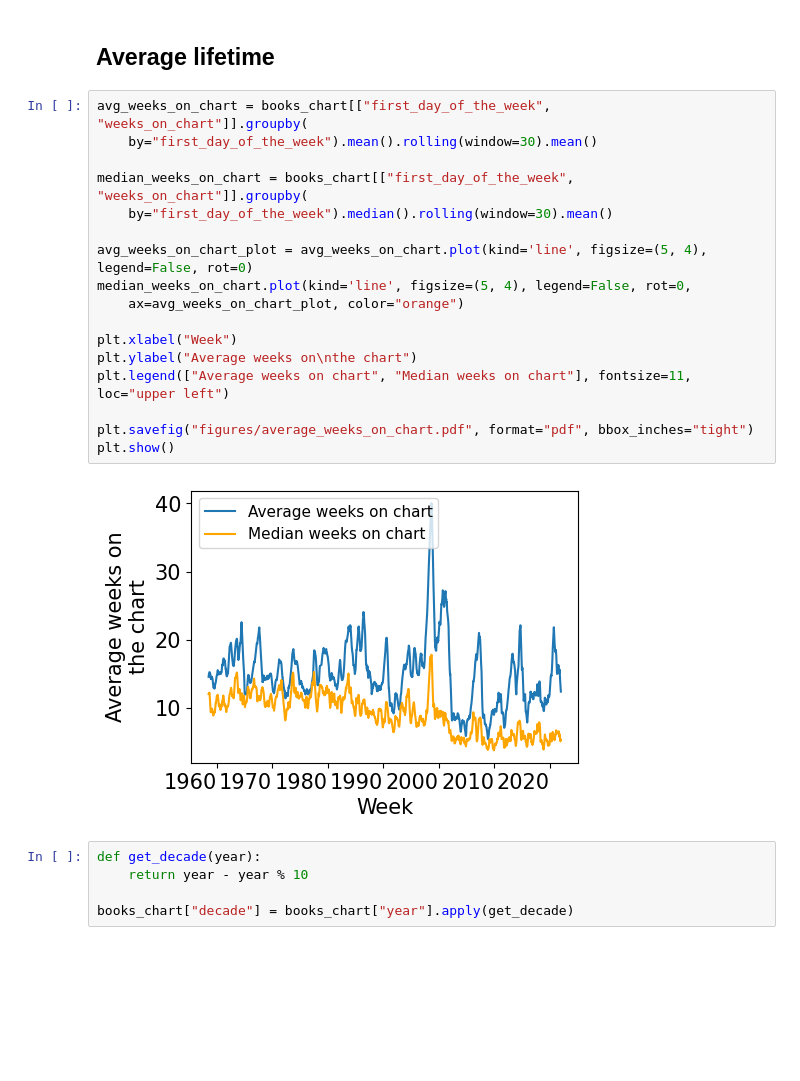
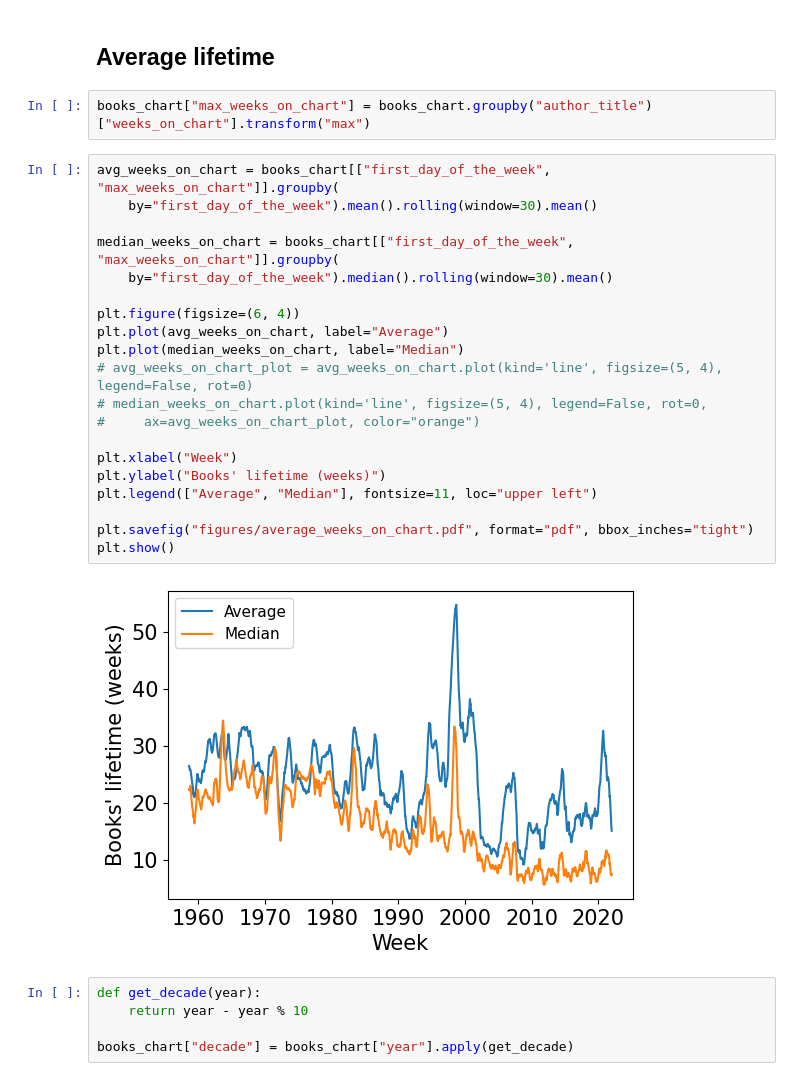
Before and after one commit to martalech/pop_charts_dynamics, a Jupyter notebook: books/books_statistics.ipynb, the cells around one changed output. Drawn from its saved outputs; the diff is of its cells as text; blank space fills up the shorter version.

```diff
--- a/books/books_statistics.ipynb
+++ b/books/books_statistics.ipynb
@@ -30,25 +30,30 @@ books_chart.head()
 | 4 | 4 | THIS IS MY GOD, by Herman Wouk. (... | 1960-01-03 | 2 | 2.0 | 13 | 1960 |
 # %% [markdown]
 ## Average lifetime
+# %%
+books_chart["max_weeks_on_chart"] = books_chart.groupby("author_title")["weeks_on_chart"].transform("max")
 # %%
-avg_weeks_on_chart = books_chart[["first_day_of_the_week", "weeks_on_chart"]].groupby(
+avg_weeks_on_chart = books_chart[["first_day_of_the_week", "max_weeks_on_chart"]].groupby(
     by="first_day_of_the_week").mean().rolling(window=30).mean()
 
-median_weeks_on_chart = books_chart[["first_day_of_the_week", "weeks_on_chart"]].groupby(
+median_weeks_on_chart = books_chart[["first_day_of_the_week", "max_weeks_on_chart"]].groupby(
     by="first_day_of_the_week").median().rolling(window=30).mean()
 
-avg_weeks_on_chart_plot = avg_weeks_on_chart.plot(kind='line', figsize=(5, 4), legend=False, rot=0)
-median_weeks_on_chart.plot(kind='line', figsize=(5, 4), legend=False, rot=0,
-    ax=avg_weeks_on_chart_plot, color="orange")
+plt.figure(figsize=(6, 4))
+plt.plot(avg_weeks_on_chart, label="Average")
+plt.plot(median_weeks_on_chart, label="Median")
+# avg_weeks_on_chart_plot = avg_weeks_on_chart.plot(kind='line', figsize=(5, 4), legend=False, rot=0)
+# median_weeks_on_chart.plot(kind='line', figsize=(5, 4), legend=False, rot=0,
+#     ax=avg_weeks_on_chart_plot, color="orange")
 
 plt.xlabel("Week")
-plt.ylabel("Average weeks on\nthe chart")
-plt.legend(["Average weeks on chart", "Median weeks on chart"], fontsize=11, loc="upper left")
+plt.ylabel("Books' lifetime (weeks)")
+plt.legend(["Average", "Median"], fontsize=11, loc="upper left")
 
 plt.savefig("figures/average_weeks_on_chart.pdf", format="pdf", bbox_inches="tight")
 plt.show()
 # %% [output]
-[figure, old version]
+[figure, new version]
 # %%
 def get_decade(year):
     return year - year % 10
```
Also changed, not shown: parts of 1 cell of this notebook, 11 other files.
